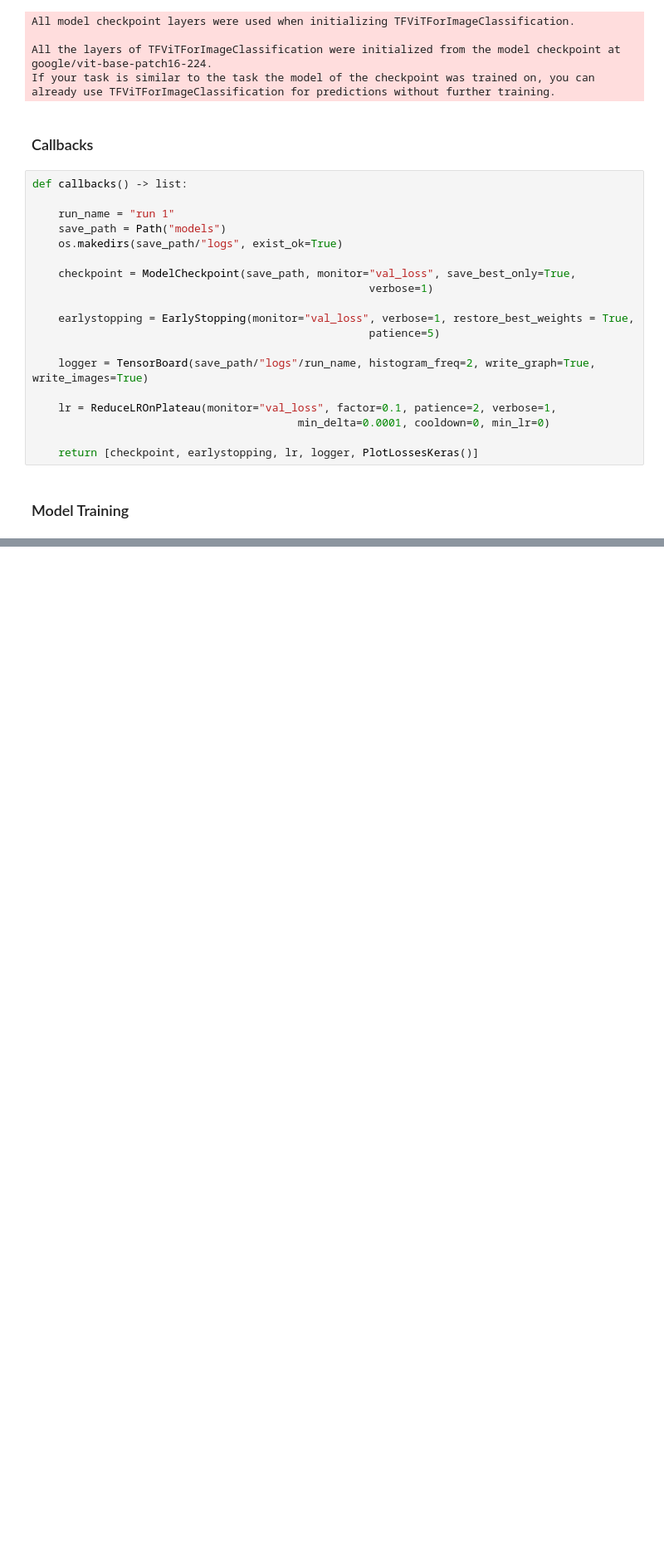
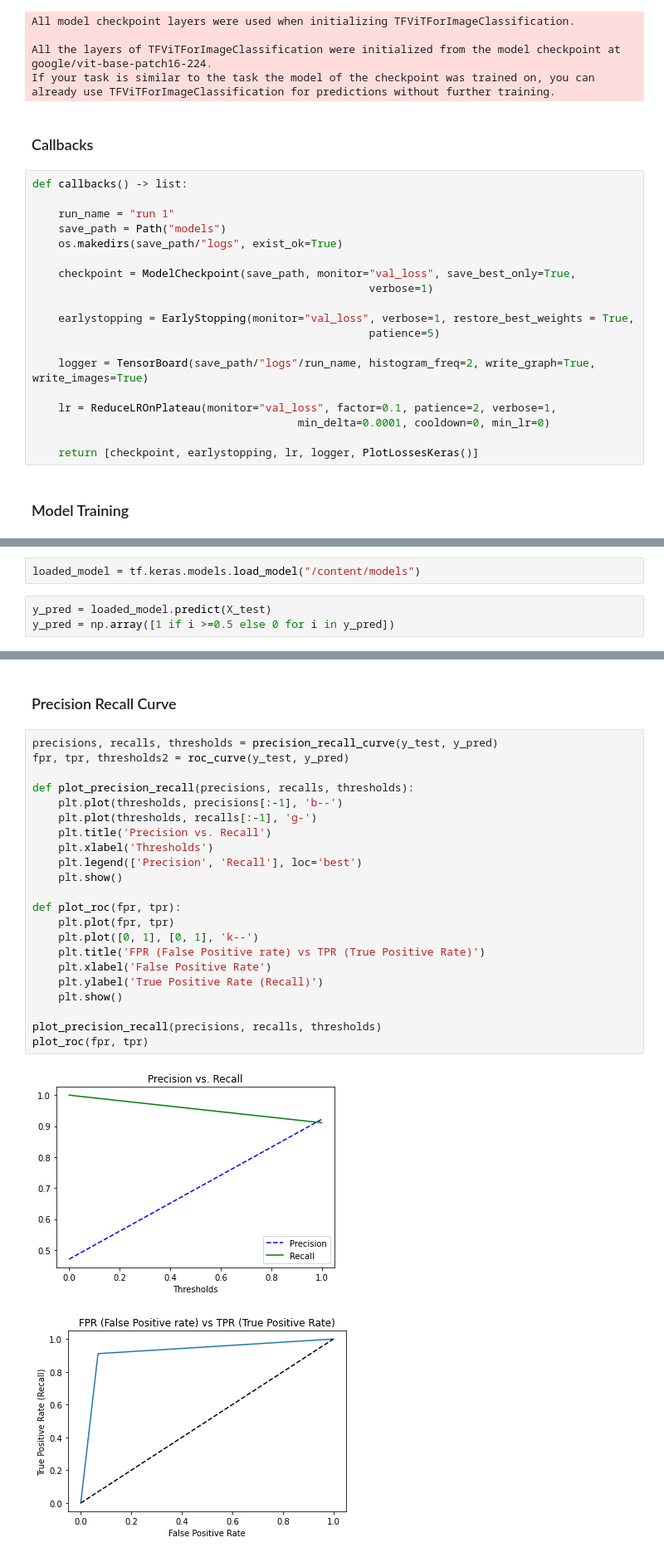
Before and after one commit to Satwikram/Pneumonia-Detection-using-Vision-Transformers, a Jupyter notebook: Notebooks/Pneumonia Detection using Vision Transformers.ipynb, the cells around one changed output, grey strips where cells are left out. Shown: that part at 83% size. Saved outputs shown, nothing was run; the diff lists cells and outputs as text; blank space fills up the shorter version.

```diff
--- a/Notebooks/Pneumonia Detection using Vision Transformers.ipynb
+++ b/Notebooks/Pneumonia Detection using Vision Transformers.ipynb
@@ -286,0 +301,5 @@ Epoch 4/30
+# %%
+loaded_model = tf.keras.models.load_model("/content/models")
+# %%
+y_pred = loaded_model.predict(X_test)
+y_pred = np.array([1 if i >=0.5 else 0 for i in y_pred])
@@ -286,0 +340,27 @@ Epoch 4/30
+# %% [markdown]
+### Precision Recall Curve
+# %%
+precisions, recalls, thresholds = precision_recall_curve(y_test, y_pred)
+fpr, tpr, thresholds2 = roc_curve(y_test, y_pred)
+
+def plot_precision_recall(precisions, recalls, thresholds):
+    plt.plot(thresholds, precisions[:-1], 'b--')
+    plt.plot(thresholds, recalls[:-1], 'g-')
+    plt.title('Precision vs. Recall')
+    plt.xlabel('Thresholds')
+    plt.legend(['Precision', 'Recall'], loc='best')
+    plt.show()
+
+def plot_roc(fpr, tpr):
+    plt.plot(fpr, tpr)
+    plt.plot([0, 1], [0, 1], 'k--')
+    plt.title('FPR (False Positive rate) vs TPR (True Positive Rate)')
+    plt.xlabel('False Positive Rate')
+    plt.ylabel('True Positive Rate (Recall)')
+    plt.show()
+
+plot_precision_recall(precisions, recalls, thresholds)
+plot_roc(fpr, tpr)
+# %% [output]
+[figure, added]
+[figure, added]
```
Also changed, not shown: parts of 11 cells of this notebook.
